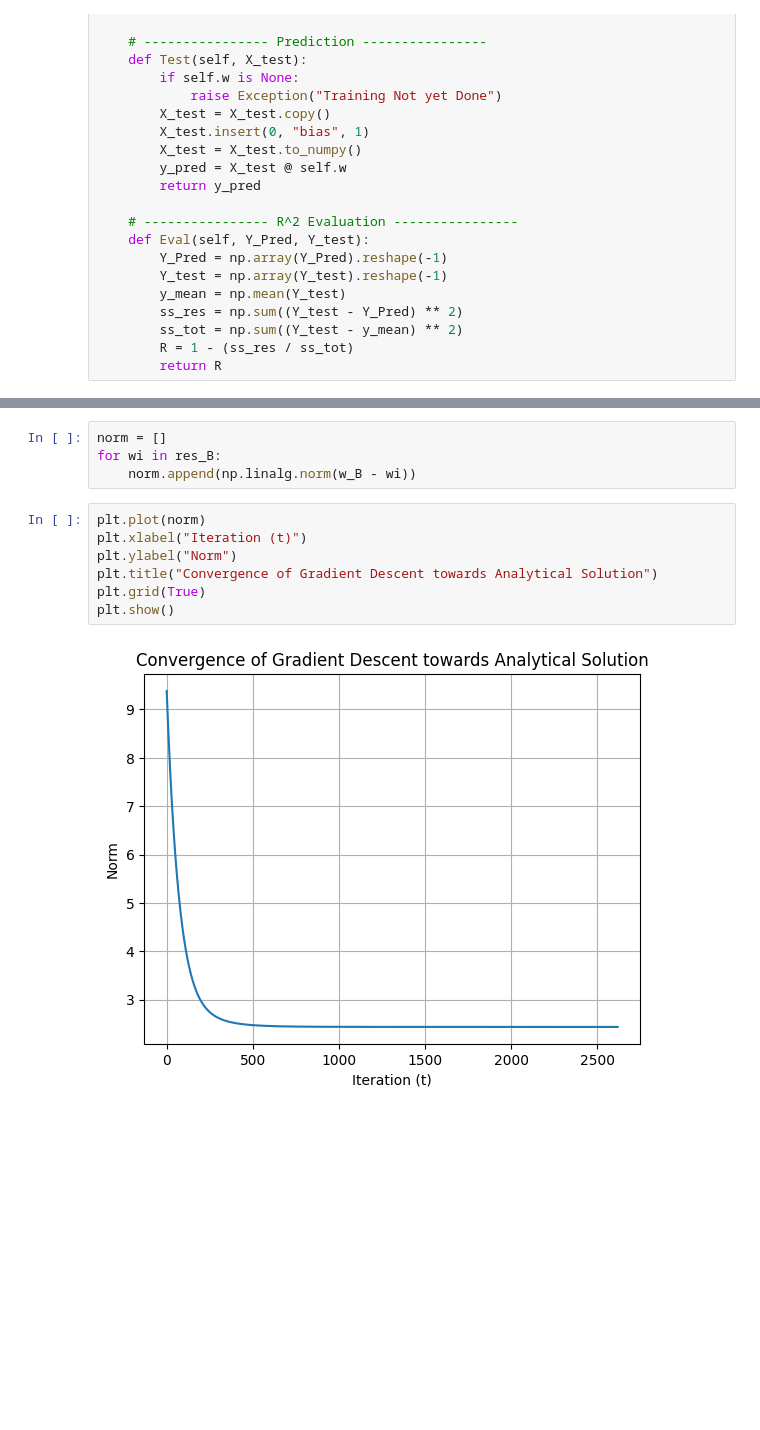
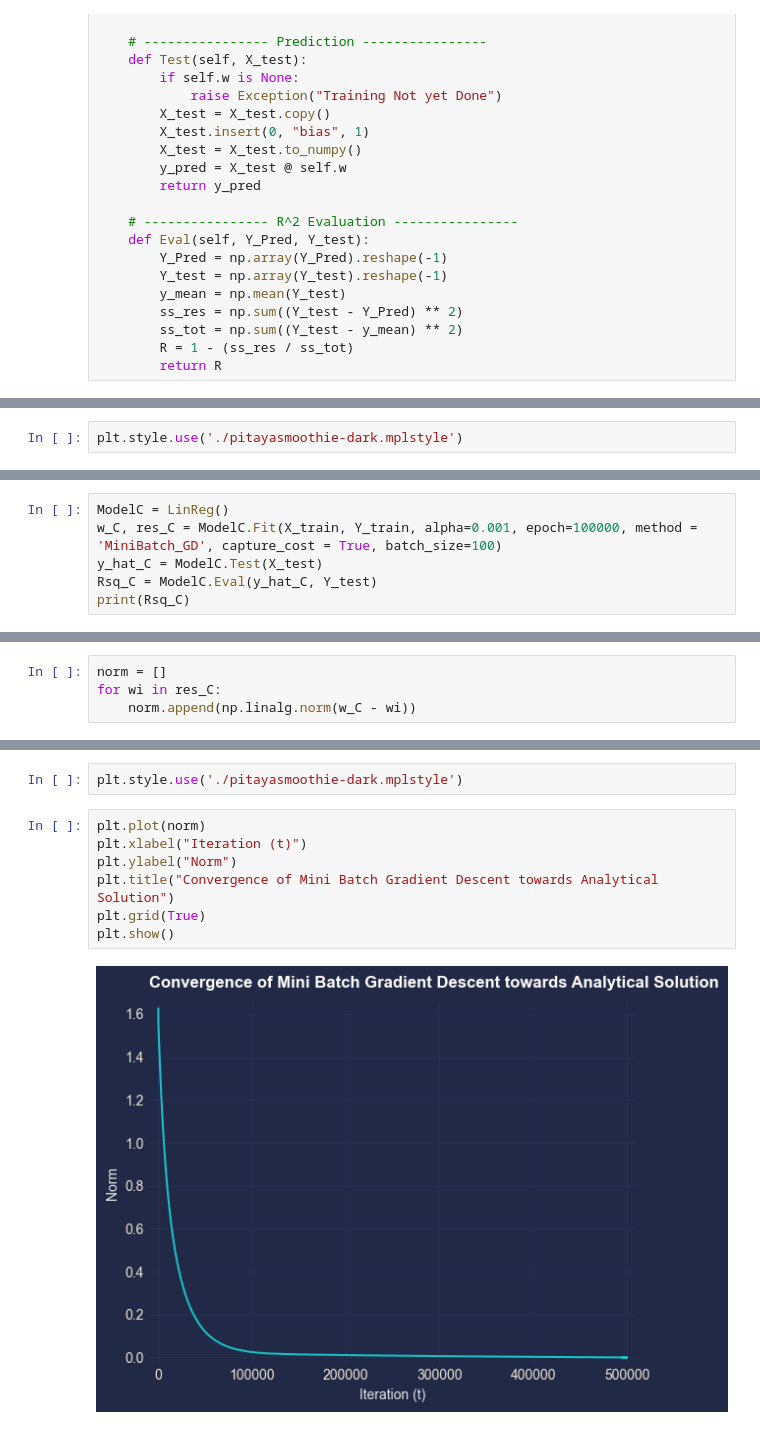
Before and after one commit to KaeBee2003/FML_Assignment2, a Jupyter notebook: Ass2.ipynb, the cells around one changed output, grey strips where cells are left out. Drawn from its saved outputs; the diff is of its cells as text; blank space fills up the shorter version.

```diff
--- a/Ass2.ipynb
+++ b/Ass2.ipynb
@@ -472,0 +569,2 @@ print(Rsq_B)
+# %%
+plt.style.use('./pitayasmoothie-dark.mplstyle')
@@ -472,0 +582,6 @@ print(Rsq_B)
+# %%
+ModelC = LinReg()
+w_C, res_C = ModelC.Fit(X_train, Y_train, alpha=0.001, epoch=100000, method = 'MiniBatch_GD', capture_cost = True, batch_size=100)
+y_hat_C = ModelC.Test(X_test)
+Rsq_C = ModelC.Eval(y_hat_C, Y_test)
+print(Rsq_C)
@@ -473 +590,4 @@ print(Rsq_B)
 # %%
+norm = []
+for wi in res_C:
+    norm.append(np.linalg.norm(w_C - wi))
@@ -479,13 +594,11 @@ np.float64(-35.41620788932948)
-# %%
-norm = []
-for wi in res_B:
-    norm.append(np.linalg.norm(w_B - wi))
-# %%
-plt.plot(norm)
-plt.xlabel("Iteration (t)")
-plt.ylabel("Norm")
-plt.title("Convergence of Gradient Descent towards Analytical Solution")
-plt.grid(True)
-plt.show()
-# %% [output]
-[figure, removed]
+# %%
+plt.style.use('./pitayasmoothie-dark.mplstyle')
+# %%
+plt.plot(norm)
+plt.xlabel("Iteration (t)")
+plt.ylabel("Norm")
+plt.title("Convergence of Mini Batch Gradient Descent towards Analytical Solution")
+plt.grid(True)
+plt.show()
+# %% [output]
+[figure, added]
```
Also changed, not shown: parts of 28 cells of this notebook.
